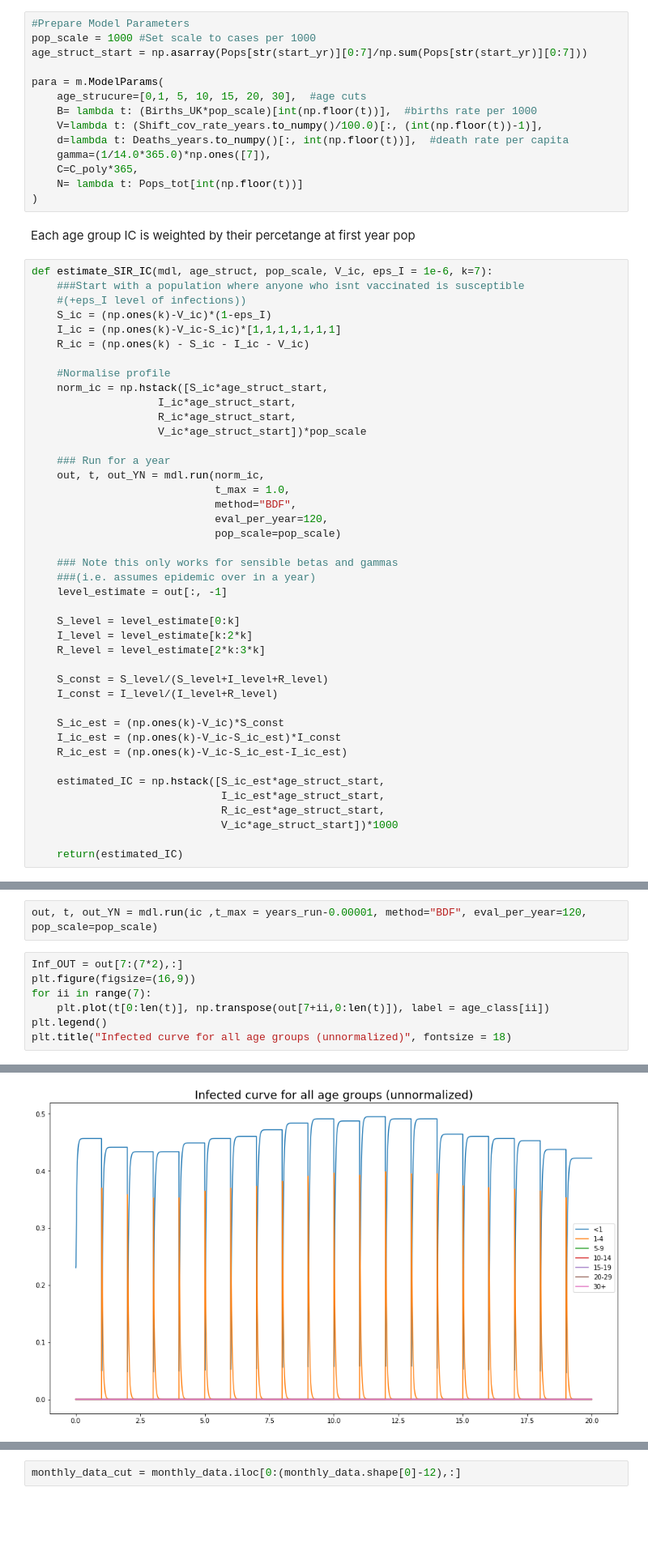
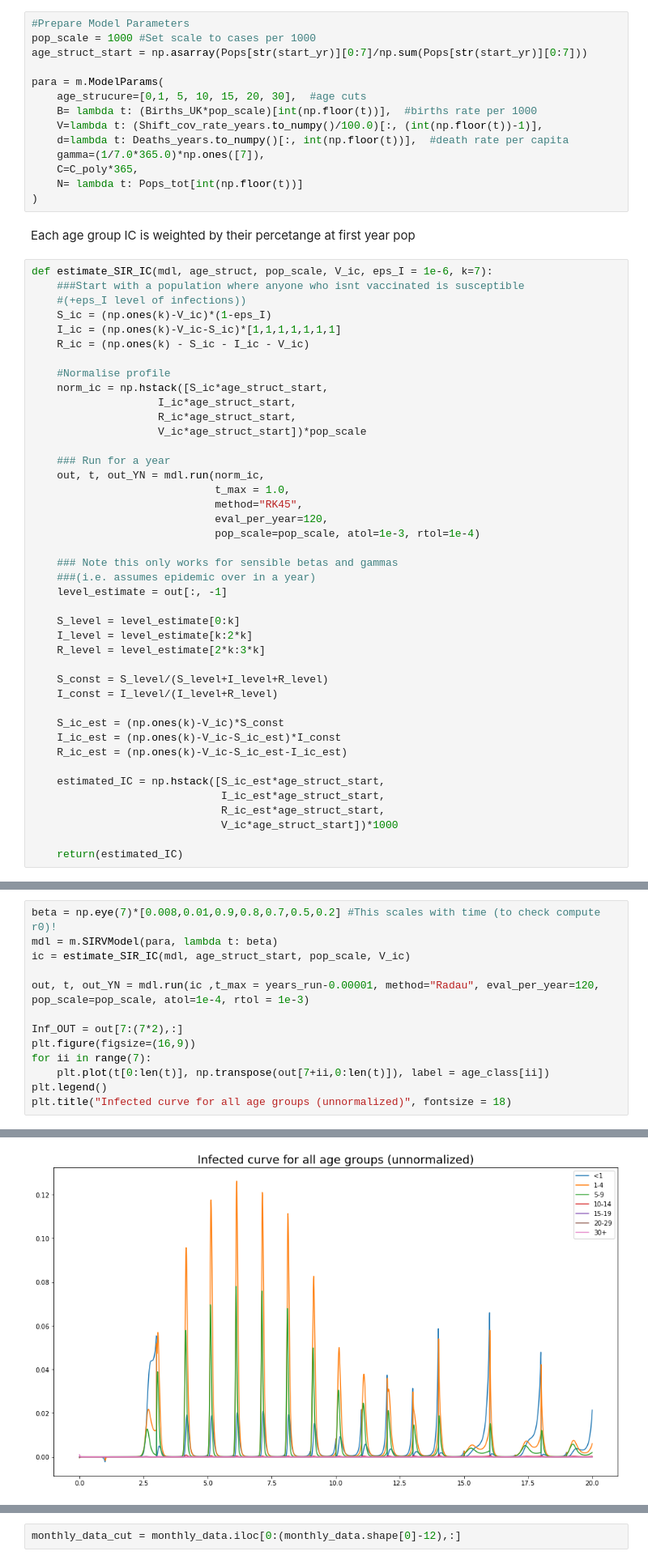
Before and after one commit to dhelekal/EpiRSG2020, a Jupyter notebook: model/Simulation_from_data-per1000.ipynb, the cells around one changed output, grey strips where cells are left out. Shown at 81% size. Saved outputs shown, nothing was run; the diff lists cells and outputs as text; blank space fills up the shorter version.

```diff
--- a/model/Simulation_from_data-per1000.ipynb
+++ b/model/Simulation_from_data-per1000.ipynb
@@ -150,7 +150,7 @@ para = m.ModelParams(
     B= lambda t: (Births_UK*pop_scale)[int(np.floor(t))],  #births rate per 1000
     V=lambda t: (Shift_cov_rate_years.to_numpy()/100.0)[:, (int(np.floor(t))-1)],
     d=lambda t: Deaths_years.to_numpy()[:, int(np.floor(t))],  #death rate per capita
-    gamma=(1/14.0*365.0)*np.ones([7]),
+    gamma=(1/7.0*365.0)*np.ones([7]),
     C=C_poly*365,
     N= lambda t: Pops_tot[int(np.floor(t))]
 )
@@ -173,9 +173,9 @@ def estimate_SIR_IC(mdl, age_struct, pop_scale, V_ic, eps_I = 1e-6, k=7):
     ### Run for a year
     out, t, out_YN = mdl.run(norm_ic,
                              t_max = 1.0,
-                             method="BDF",
+                             method="RK45",
                              eval_per_year=120,
-                             pop_scale=pop_scale)
+                             pop_scale=pop_scale, atol=1e-3, rtol=1e-4)
 
     ### Note this only works for sensible betas and gammas
     ###(i.e. assumes epidemic over in a year)
@@ -205,13 +201,17 @@ ic = estimate_SIR_IC(mdl, age_struct_start, pop_scale, V_ic)
-# %%
-out, t, out_YN = mdl.run(ic ,t_max = years_run-0.00001, method="BDF", eval_per_year=120, pop_scale=pop_scale)
 # %%
+beta = np.eye(7)*[0.008,0.01,0.9,0.8,0.7,0.5,0.2] #This scales with time (to check compute r0)!
+mdl = m.SIRVModel(para, lambda t: beta)
+ic = estimate_SIR_IC(mdl, age_struct_start, pop_scale, V_ic)
+
+out, t, out_YN = mdl.run(ic ,t_max = years_run-0.00001, method="Radau", eval_per_year=120, pop_scale=pop_scale, atol=1e-4, rtol = 1e-3)
+
 Inf_OUT = out[7:(7*2),:]
 plt.figure(figsize=(16,9))
 for ii in range(7):
     plt.plot(t[0:len(t)], np.transpose(out[7+ii,0:len(t)]), label = age_class[ii])
 plt.legend()
 plt.title("Infected curve for all age groups (unnormalized)", fontsize = 18)
 # %% [output]
 Text(0.5, 1.0, 'Infected curve for all age groups (unnormalized)')
-[figure, old version]
+[figure, new version]
 # %% [markdown]
```
Also changed, not shown: parts of 4 cells of this notebook, 1 other file.
